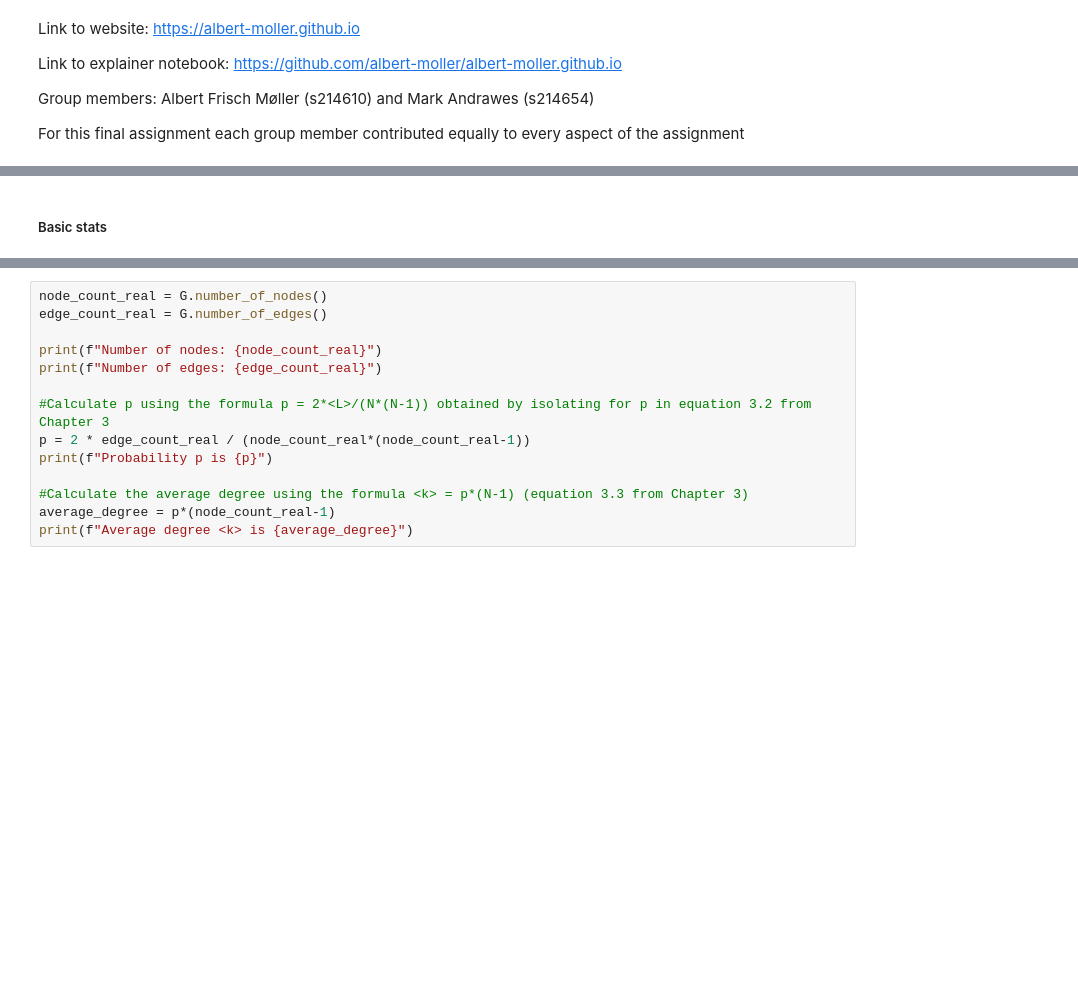
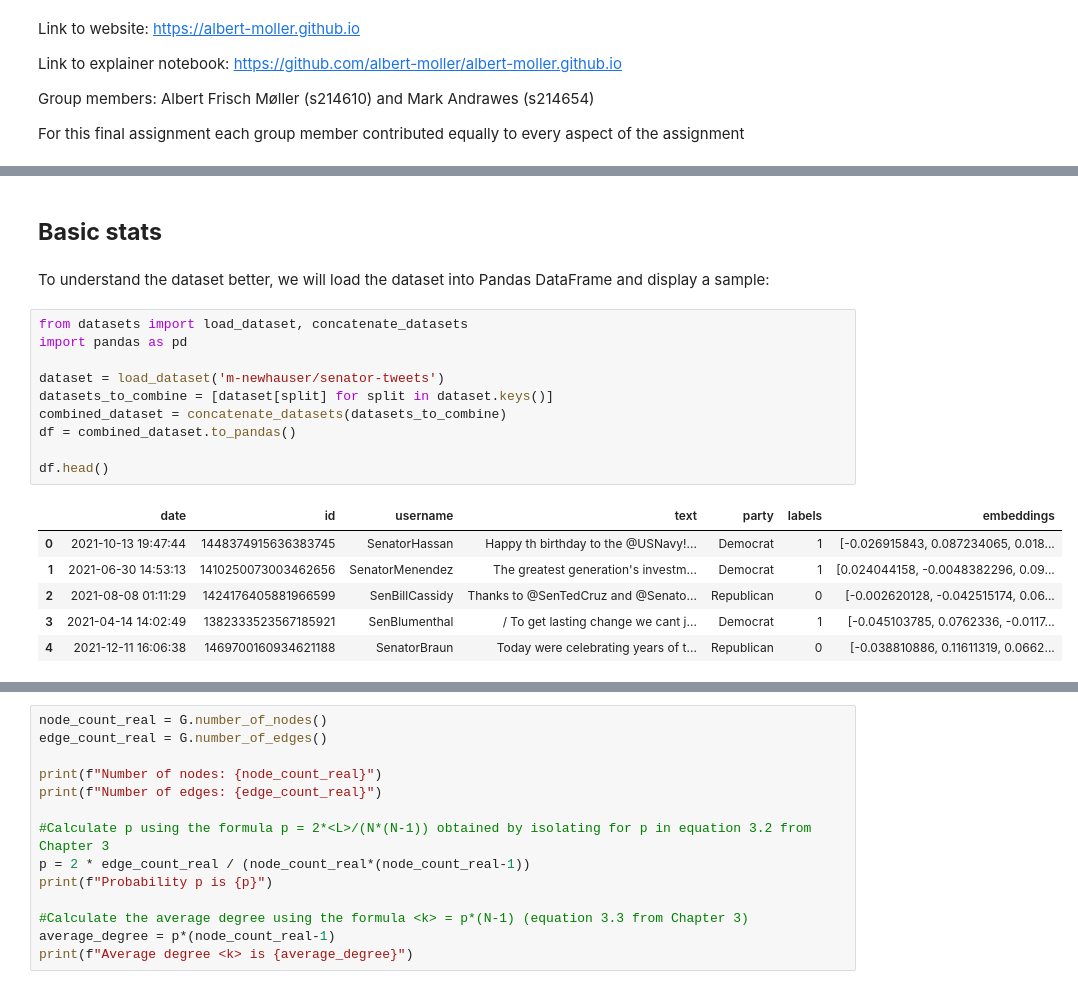
Before and after one commit to albert-moller/CSSFinalAssignment, a Jupyter notebook: ProjectB.ipynb, the cells around one changed output, grey strips where cells are left out. Saved outputs shown, nothing was run; the diff lists cells and outputs as text; blank space fills up the shorter version.

```diff
--- a/ProjectB.ipynb
+++ b/ProjectB.ipynb
@@ -13,2 +15,21 @@ For this final assignment each group member contributed equally to every aspect
 # %% [markdown]
-##### Basic stats
+## **Basic stats**
+# %% [markdown]
+To understand the dataset better, we will load the dataset into Pandas DataFrame and display a sample:
+# %%
+from datasets import load_dataset, concatenate_datasets
+import pandas as pd
+
+dataset = load_dataset('m-newhauser/senator-tweets')
+datasets_to_combine = [dataset[split] for split in dataset.keys()]
+combined_dataset = concatenate_datasets(datasets_to_combine)
+df = combined_dataset.to_pandas()
+
+df.head()
+# %% [output]
+|  | date | id | username | text | party | labels | embeddings |
+| 0 | 2021-10-13 19:47:44 | 1448374915636383745 | SenatorHassan | Happy th birthday to the @USNavy!... | Democrat | 1 | [-0.026915843, 0.087234065, 0.018... |
+| 1 | 2021-06-30 14:53:13 | 1410250073003462656 | SenatorMenendez | The greatest generation's investm... | Democrat | 1 | [0.024044158, -0.0048382296, 0.09... |
+| 2 | 2021-08-08 01:11:29 | 1424176405881966599 | SenBillCassidy | Thanks to @SenTedCruz and @Senato... | Republican | 0 | [-0.002620128, -0.042515174, 0.06... |
+| 3 | 2021-04-14 14:02:49 | 1382333523567185921 | SenBlumenthal | / To get lasting change we cant j... | Democrat | 1 | [-0.045103785, 0.0762336, -0.0117... |
+| 4 | 2021-12-11 16:06:38 | 1469700160934621188 | SenatorBraun | Today were celebrating years of t... | Republican | 0 | [-0.038810886, 0.11611319, 0.0662... |
```
Also changed, not shown: parts of 31 cells of this notebook.
